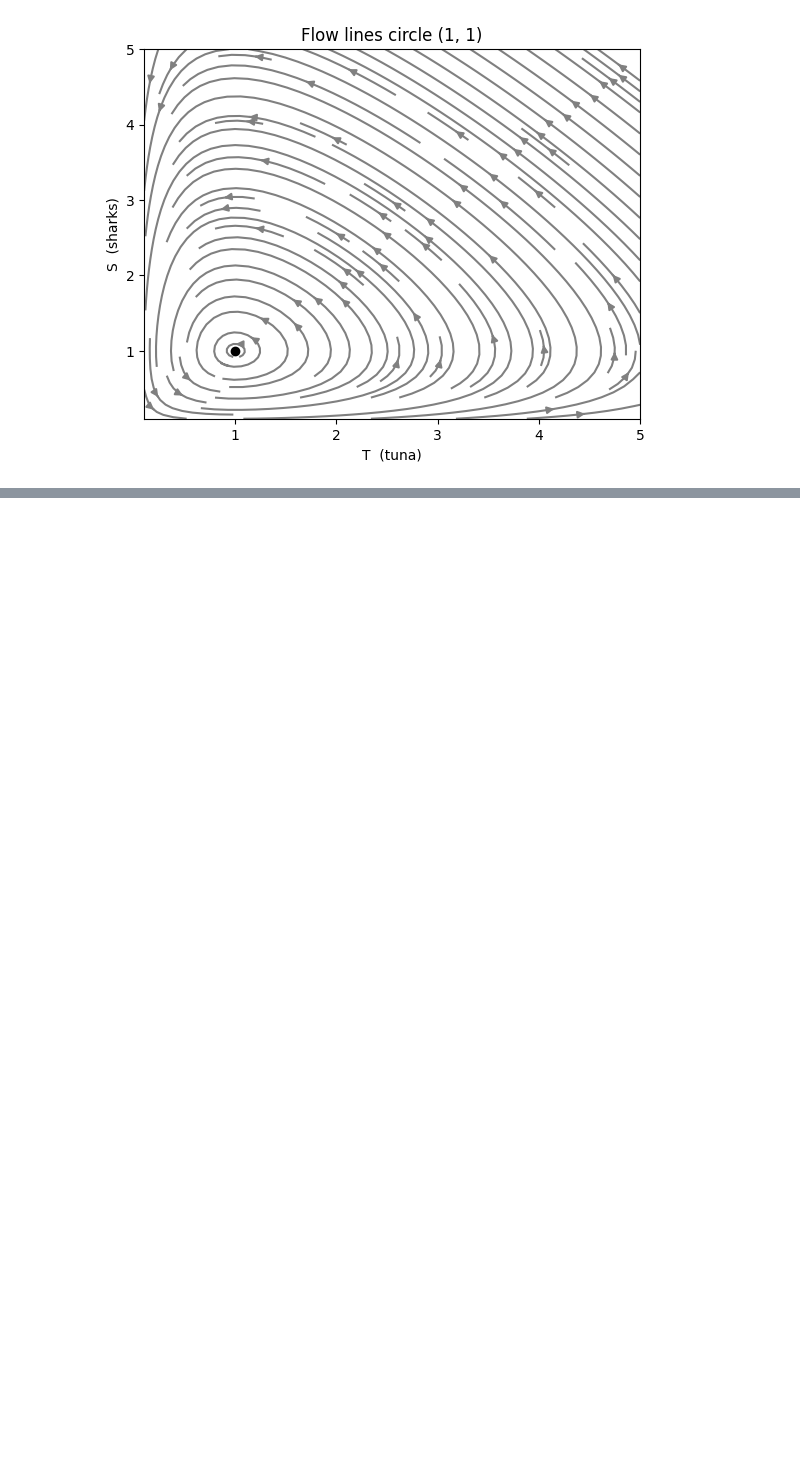
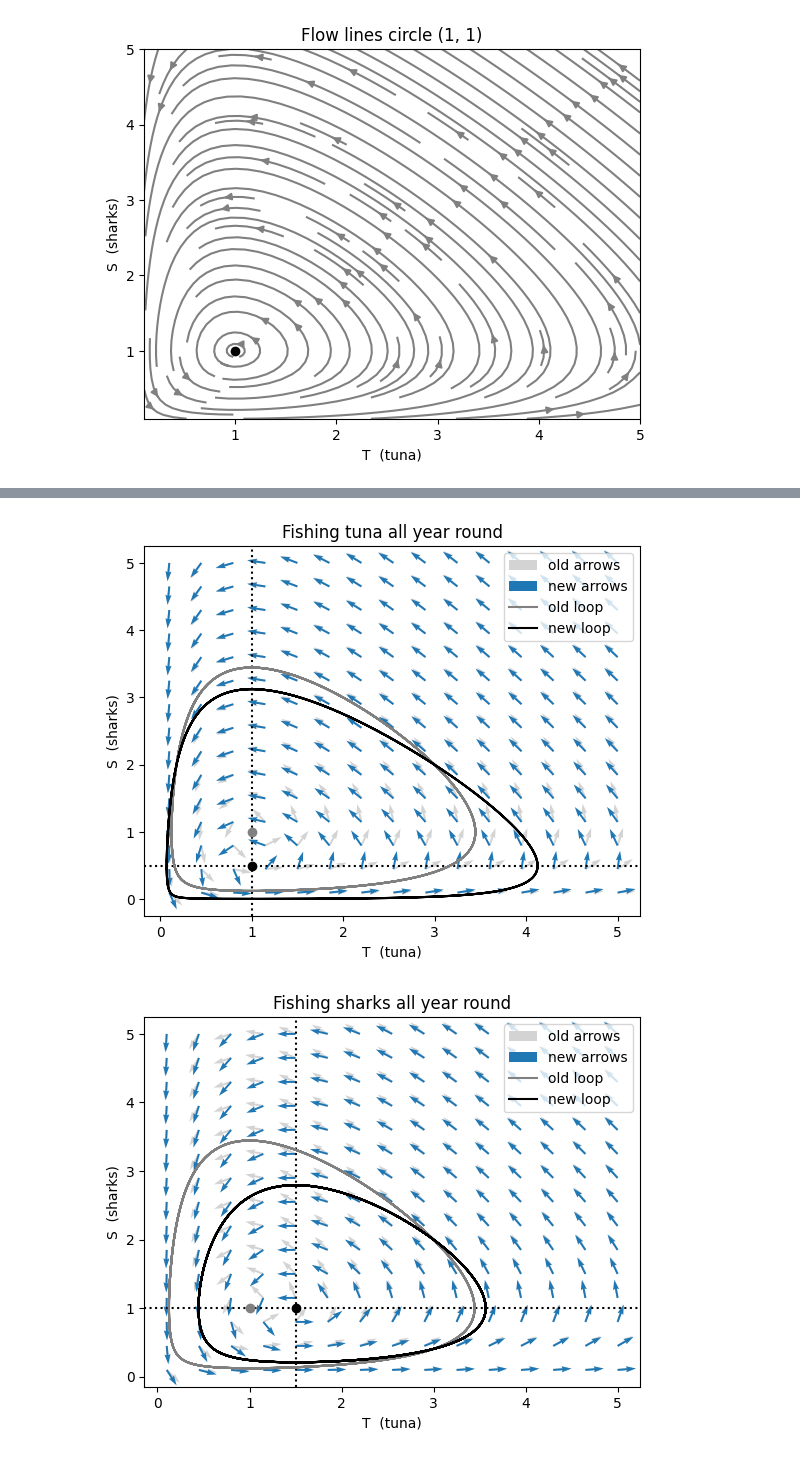
Before and after one commit to jbrown54-oss/Population-Dynamics, a Jupyter notebook: notebooks/shark-tuna-model.ipynb, the cells around one changed output, grey strips where cells are left out. Cells and saved outputs as stored; diff of their text form; code cells hidden in the pictures; blank space fills up the shorter version.

```diff
--- a/notebooks/shark-tuna-model.ipynb
+++ b/notebooks/shark-tuna-model.ipynb
@@ -232,0 +277,34 @@ plt.show()
+# %%
+def change_fished(S, T, f_S, f_T):    # f_: fishing rate for each species, per year
+    dS = m * beta * S * T - d * S - f_S * S     # sharks: same as before, minus fishing
+    dT = b * T - beta * S * T - f_T * T         # tuna:   same as before, minus fishing
+    return dS, dT
+
+def rates_fished(t, y, f_S, f_T):
+    S, T = y
+    return change_fished(S, T, f_S, f_T)
+
+for title, f_S, f_T in [('Fishing tuna all year round', 0.0, 0.5),
+                        ('Fishing sharks all year round', 0.5, 0.0)]:
+    dS_f, dT_f = change_fished(Sg, Tg, f_S, f_T)                  # new arrows from the new ODE
+    length_f = np.hypot(dT_f, dS_f)
+    sol = solve_ivp(rates_fished, [0, 40], [2, 3], args=(f_S, f_T),
+                    t_eval=np.linspace(0, 40, 2000), rtol=1e-8)    # solve the new ODE from S = 2, T = 3
+    S_f, T_f = sol.y
+
+    plt.quiver(Tg, Sg, dT / length, dS / length, color='lightgray', label='old arrows')
+    plt.quiver(Tg, Sg, dT_f / length_f, dS_f / length_f, color='C0', label='new arrows')
+    plt.axhline((b - f_T) / beta, color='k', linestyle=':')        # new T' = 0 line
+    plt.axvline((d + f_S) / (m * beta), color='k', linestyle=':')  # new S' = 0 line
+    plt.plot(1, 1, 'o', color='gray')                              # old center
+    plt.plot((d + f_S) / (m * beta), (b - f_T) / beta, 'ko')       # new center
+    plt.plot(T, S, color='gray', label='old loop')
+    plt.plot(T_f, S_f, 'k', label='new loop')
+    plt.xlabel('T  (tuna)')
+    plt.ylabel('S  (sharks)')
+    plt.title(title)
+    plt.legend()
+    plt.show()
+# %% [output]
+[figure, added]
+[figure, added]
```
Also changed, not shown: parts of 4 cells of this notebook, 1 other file.
